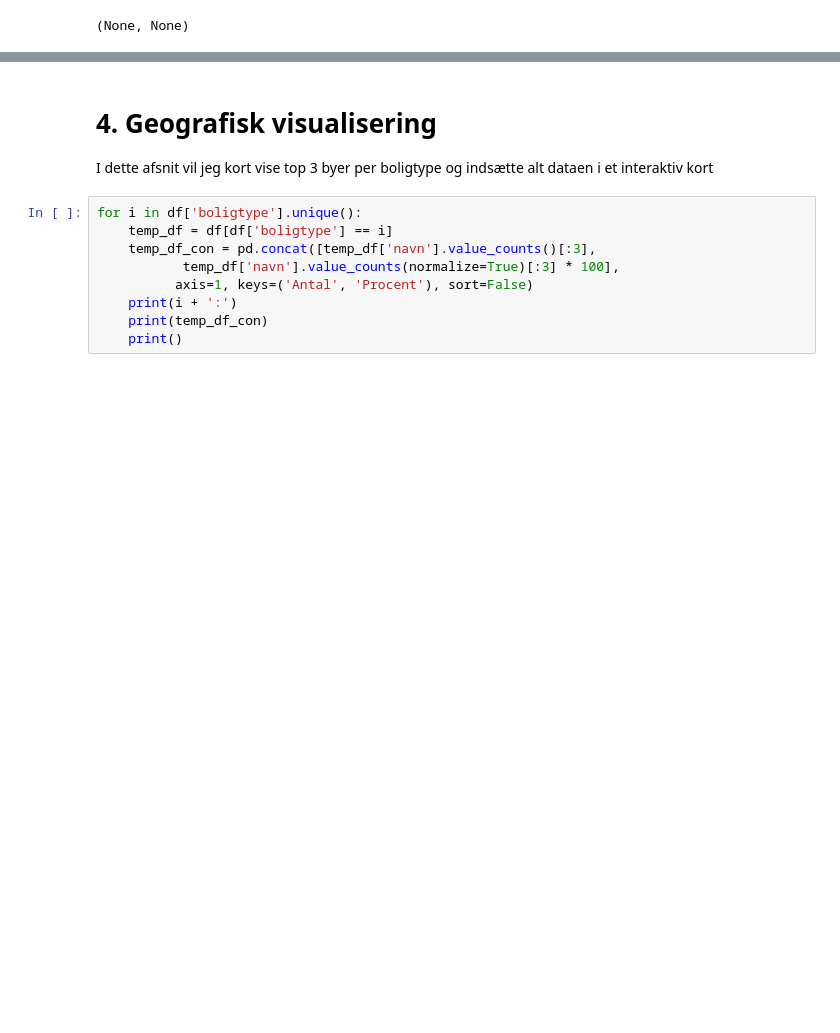
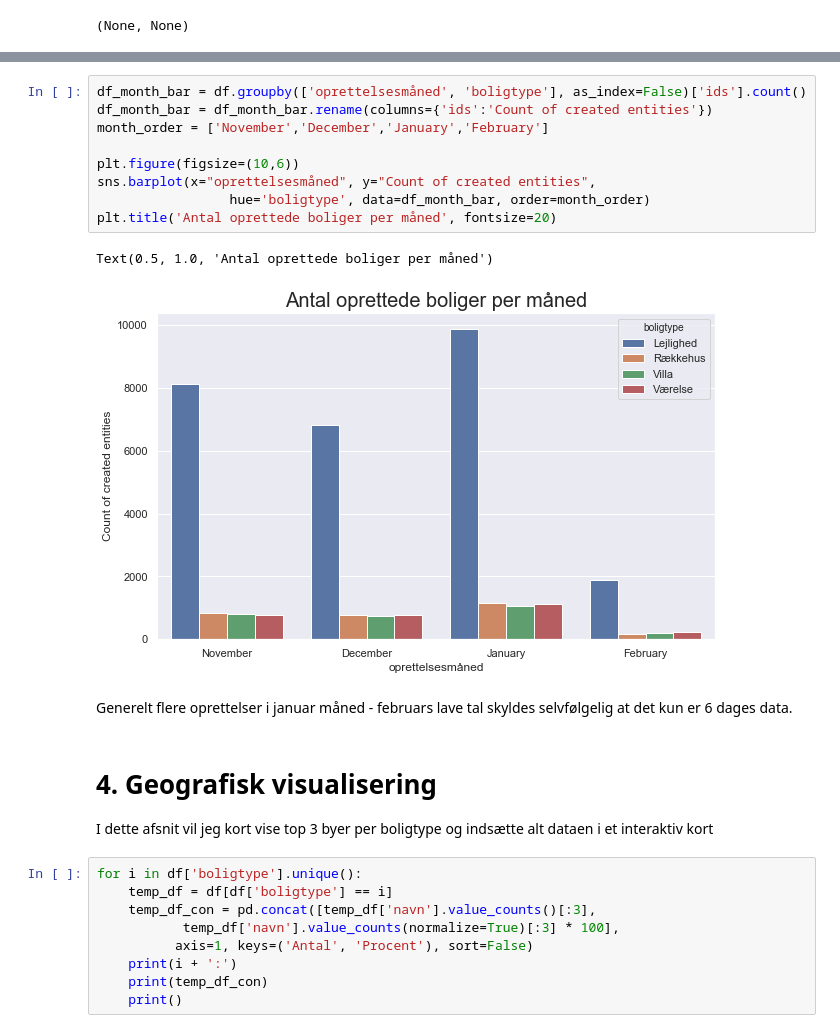
Before and after one commit to MadsJC/Bolig-site-analyse, a Jupyter notebook: PYTHON - Exploratory Data Analysis (EDA).ipynb, the cells around one changed output, grey strips where cells are left out. Saved outputs shown, nothing was run; the diff lists cells and outputs as text; blank space fills up the shorter version.

```diff
--- a/PYTHON - Exploratory Data Analysis (EDA).ipynb
+++ b/PYTHON - Exploratory Data Analysis (EDA).ipynb
@@ -220,3 +220,17 @@ fig_month_bar.show(renderer='notebook_connected')
+# %%
+df_month_bar = df.groupby(['oprettelsesmåned', 'boligtype'], as_index=False)['ids'].count()
+df_month_bar = df_month_bar.rename(columns={'ids':'Count of created entities'})
+month_order = ['November','December','January','February']
+
+plt.figure(figsize=(10,6))
+sns.barplot(x="oprettelsesmåned", y="Count of created entities",
+                 hue='boligtype', data=df_month_bar, order=month_order)
+plt.title('Antal oprettede boliger per måned', fontsize=20)
+# %% [output]
+Text(0.5, 1.0, 'Antal oprettede boliger per måned')
+[figure, added]
+# %% [markdown]
+Generelt flere oprettelser i januar måned - februars lave tal skyldes selvfølgelig at det kun er 6 dages data.
 # %% [markdown]
 # 4. Geografisk visualisering <a class="anchor" id="chapter4"></a>
 I dette afsnit vil jeg kort vise top 3 byer per boligtype og indsætte alt dataen i et interaktiv kort
```
Also changed, not shown: parts of 17 cells of this notebook.
